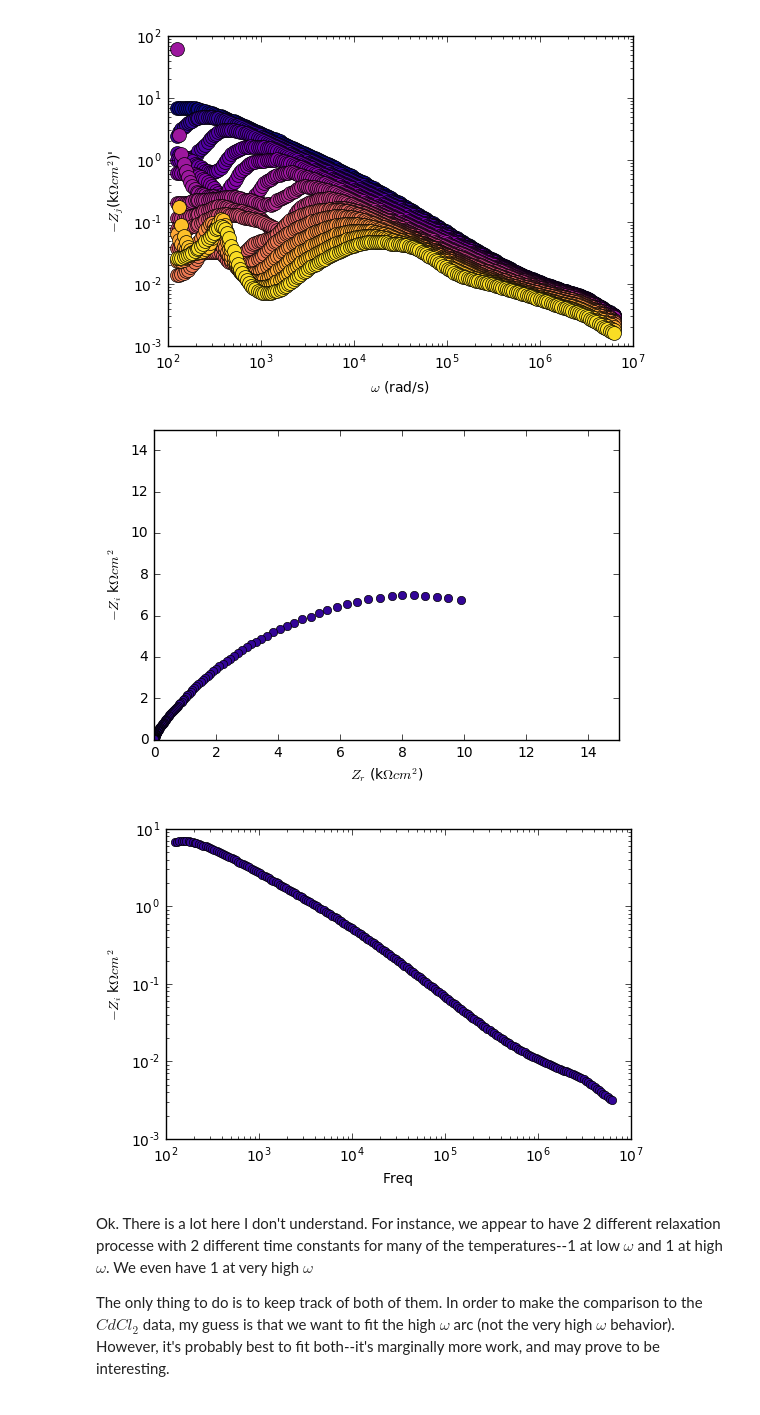
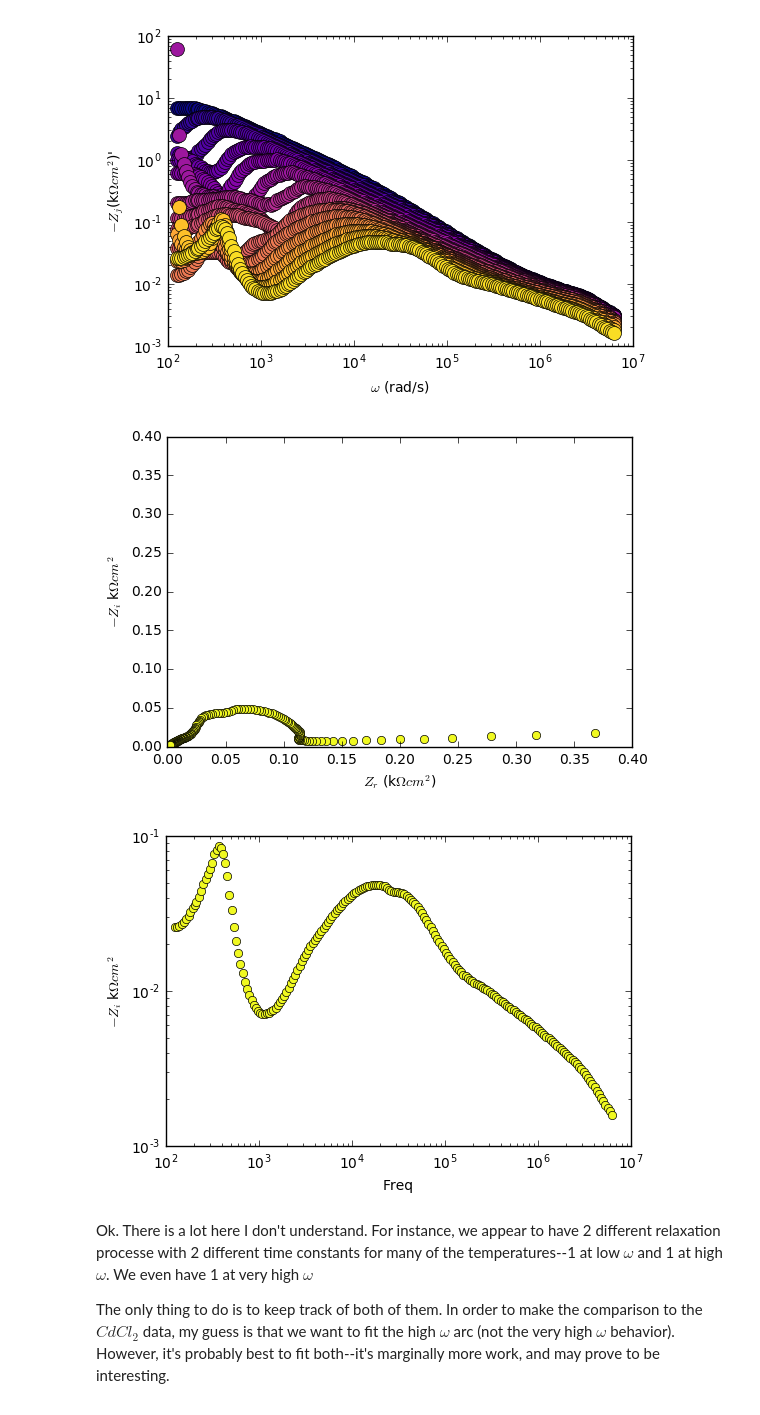
Before and after one commit to es-wong/Impedance-Project, a Jupyter notebook: newData_analysis2.ipynb, the cells around one changed output. Drawn from its saved outputs; the diff is of its cells as text; code cells hidden in the pictures.

```diff
--- a/newData_analysis2.ipynb
+++ b/newData_analysis2.ipynb
@@ -254,30 +254,30 @@ plt.savefig(figDir + figName,dpi = 300)
 # %%
 # inspect the plots by temperature to see where we should cut the data off
 
-tstar = 1
+tstar = 15
 
 # Nyquist plots
 fig,ax = plt.subplots(1,1)
 # for t,c in zip(range(11,tmax),colSet):
 ax.plot(Zr400(tstar),-Zi400(tstar),'o',color = tuple(colSet[tstar]))
 ax.set_xlabel("$Z_{r}$ (k$\Omega cm^{2}$)")
 ax.set_ylabel("$-Z_{i}$ k$\Omega cm^{2}$")
-ax.axis([0,15, 0,15])
+ax.axis([0,.4, 0,.4])
 # plt.savefig('nyquist_all_zoom.png')
 
 
 fig,ax = plt.subplots(1,1)
 # for t,c in zip(range(11,tmax),colSet):
 ax.plot(w(tstar),abs(-Zi400(tstar)),'o', color = tuple(colSet[tstar]))
 ax.set_xlabel("Freq")
 ax.set_ylabel("$-Z_{i}$ k$\Omega cm^{2}$")
 ax.set_xscale("log")
 ax.set_yscale("log")
 # ax.axis([0,5, 0,1])
 # plt.savefig('nyquist_all_zoom.png')
 # %% [output]
-[figure, old version]
+[figure, new version]
-[figure, old version]
+[figure, new version]
 # %% [markdown]
 Ok. There is a lot here I don't understand. For instance, we appear to have 2 different relaxation processe with 2 different time constants for many of the temperatures--1 at low $\omega$ and 1 at high $\omega$. We even have 1 at very high $\omega$
 
```
Also changed, not shown: parts of 1 cell of this notebook, 1 other file.
